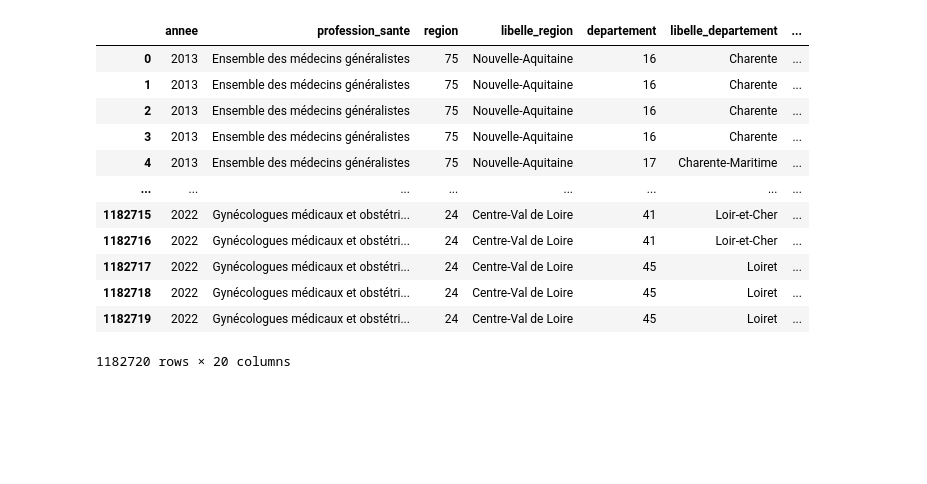
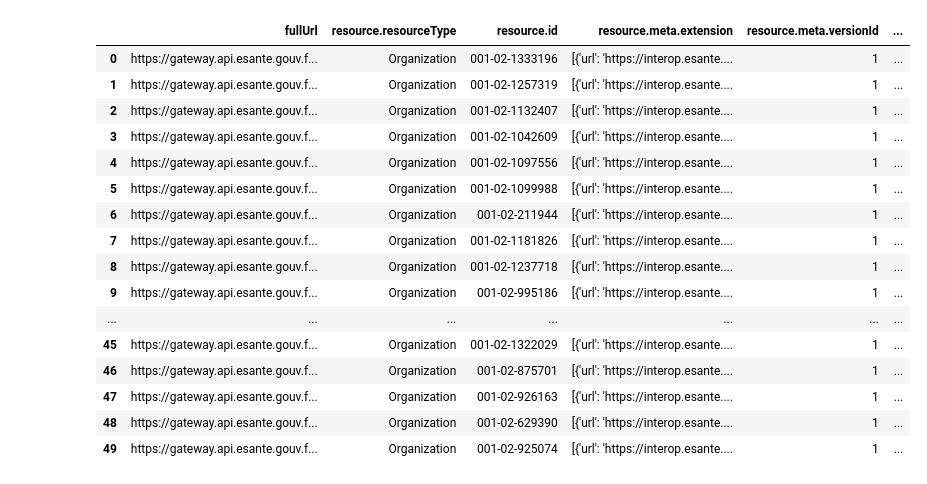
Before and after one commit to constantbourdrez/data_acq, a Jupyter notebook: data_viz.ipynb, the cells around one changed output. Cells and saved outputs as stored; diff of their text form; code cells hidden in the pictures; blank space fills up the shorter version.

```diff
--- a/data_viz.ipynb
+++ b/data_viz.ipynb
@@ -1,19 +0,0 @@
-# %%
-import pandas as pd
-
-data = pd.read_csv('dataset_export.csv')
-data
-# %% [output]
-|  | annee | profession_sante | region | libelle_region | departement | libelle_departement | ... |
-| 0 | 2013 | Ensemble des médecins généralistes | 75 | Nouvelle-Aquitaine | 16 | Charente | ... |
-| 1 | 2013 | Ensemble des médecins généralistes | 75 | Nouvelle-Aquitaine | 16 | Charente | ... |
-| 2 | 2013 | Ensemble des médecins généralistes | 75 | Nouvelle-Aquitaine | 16 | Charente | ... |
-| 3 | 2013 | Ensemble des médecins généralistes | 75 | Nouvelle-Aquitaine | 16 | Charente | ... |
-| 4 | 2013 | Ensemble des médecins généralistes | 75 | Nouvelle-Aquitaine | 17 | Charente-Maritime | ... |
-| ... | ... | ... | ... | ... | ... | ... | ... |
-| 1182715 | 2022 | Gynécologues médicaux et obstétri... | 24 | Centre-Val de Loire | 41 | Loir-et-Cher | ... |
-| 1182716 | 2022 | Gynécologues médicaux et obstétri... | 24 | Centre-Val de Loire | 41 | Loir-et-Cher | ... |
-| 1182717 | 2022 | Gynécologues médicaux et obstétri... | 24 | Centre-Val de Loire | 45 | Loiret | ... |
-| 1182718 | 2022 | Gynécologues médicaux et obstétri... | 24 | Centre-Val de Loire | 45 | Loiret | ... |
-| 1182719 | 2022 | Gynécologues médicaux et obstétri... | 24 | Centre-Val de Loire | 45 | Loiret | ... |
-1182720 rows × 20 columns
@@ -19,0 +8,21 @@ data
+# %%
+test  = pd.read_csv('dataset_organization.csv')
+test
+# %% [output]
+|  | fullUrl | resource.resourceType | resource.id | resource.meta.extension | resource.meta.versionId | ... |
+| 0 | https://gateway.api.esante.gouv.f... | Organization | 001-02-1333196 | [{'url': 'https://interop.esante.... | 1 | ... |
+| 1 | https://gateway.api.esante.gouv.f... | Organization | 001-02-1257319 | [{'url': 'https://interop.esante.... | 1 | ... |
+| 2 | https://gateway.api.esante.gouv.f... | Organization | 001-02-1132407 | [{'url': 'https://interop.esante.... | 1 | ... |
+| 3 | https://gateway.api.esante.gouv.f... | Organization | 001-02-1042609 | [{'url': 'https://interop.esante.... | 1 | ... |
+| 4 | https://gateway.api.esante.gouv.f... | Organization | 001-02-1097556 | [{'url': 'https://interop.esante.... | 1 | ... |
+| 5 | https://gateway.api.esante.gouv.f... | Organization | 001-02-1099988 | [{'url': 'https://interop.esante.... | 1 | ... |
+| 6 | https://gateway.api.esante.gouv.f... | Organization | 001-02-211944 | [{'url': 'https://interop.esante.... | 1 | ... |
+| 7 | https://gateway.api.esante.gouv.f... | Organization | 001-02-1181826 | [{'url': 'https://interop.esante.... | 1 | ... |
+| 8 | https://gateway.api.esante.gouv.f... | Organization | 001-02-1237718 | [{'url': 'https://interop.esante.... | 1 | ... |
+| 9 | https://gateway.api.esante.gouv.f... | Organization | 001-02-995186 | [{'url': 'https://interop.esante.... | 1 | ... |
+| ... | ... | ... | ... | ... | ... | ... |
+| 45 | https://gateway.api.esante.gouv.f... | Organization | 001-02-1322029 | [{'url': 'https://interop.esante.... | 1 | ... |
+| 46 | https://gateway.api.esante.gouv.f... | Organization | 001-02-875701 | [{'url': 'https://interop.esante.... | 1 | ... |
+| 47 | https://gateway.api.esante.gouv.f... | Organization | 001-02-926163 | [{'url': 'https://interop.esante.... | 1 | ... |
+| 48 | https://gateway.api.esante.gouv.f... | Organization | 001-02-629390 | [{'url': 'https://interop.esante.... | 1 | ... |
+| 49 | https://gateway.api.esante.gouv.f... | Organization | 001-02-925074 | [{'url': 'https://interop.esante.... | 1 | ... |
```
Also changed, not shown: parts of 4 cells of this notebook, 7 other files.
